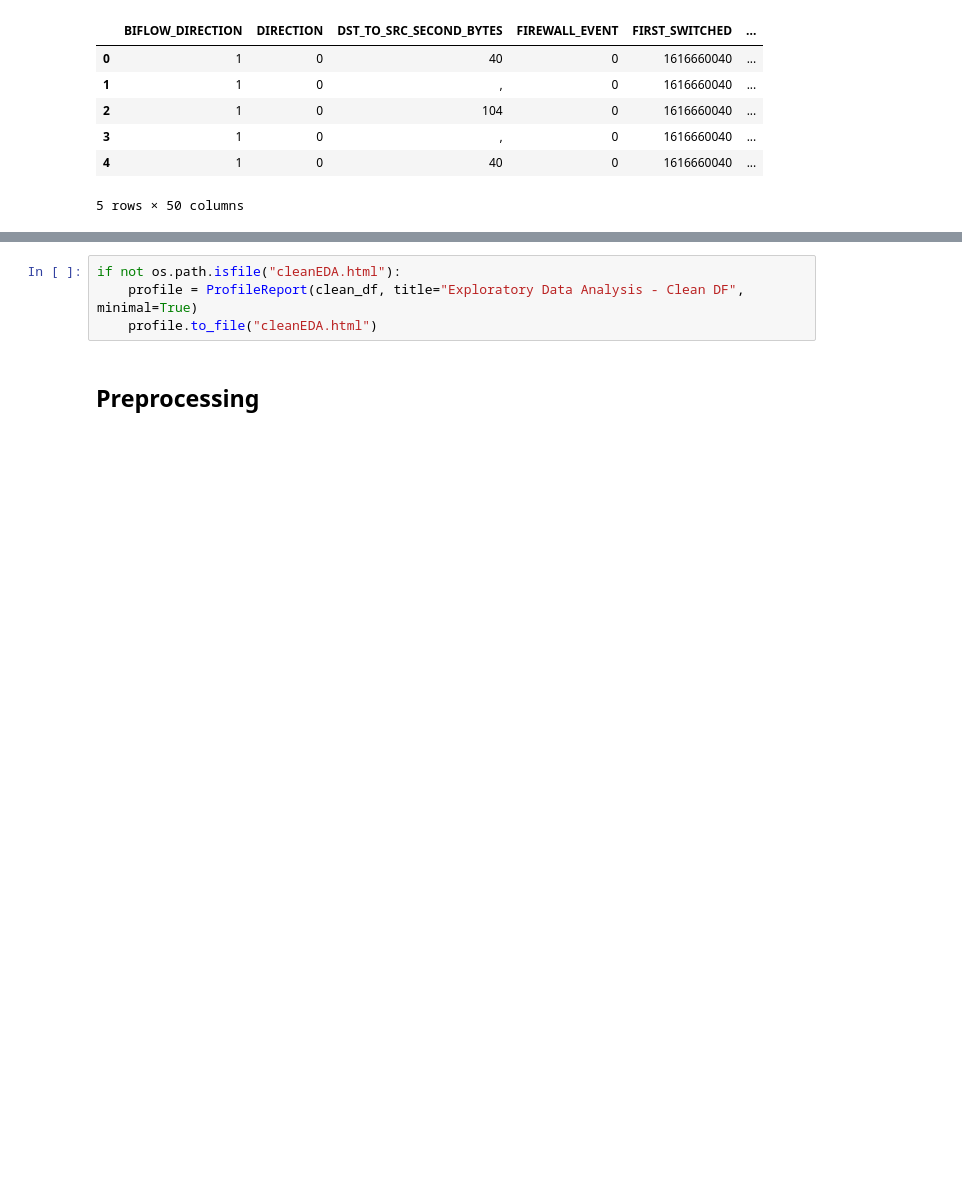
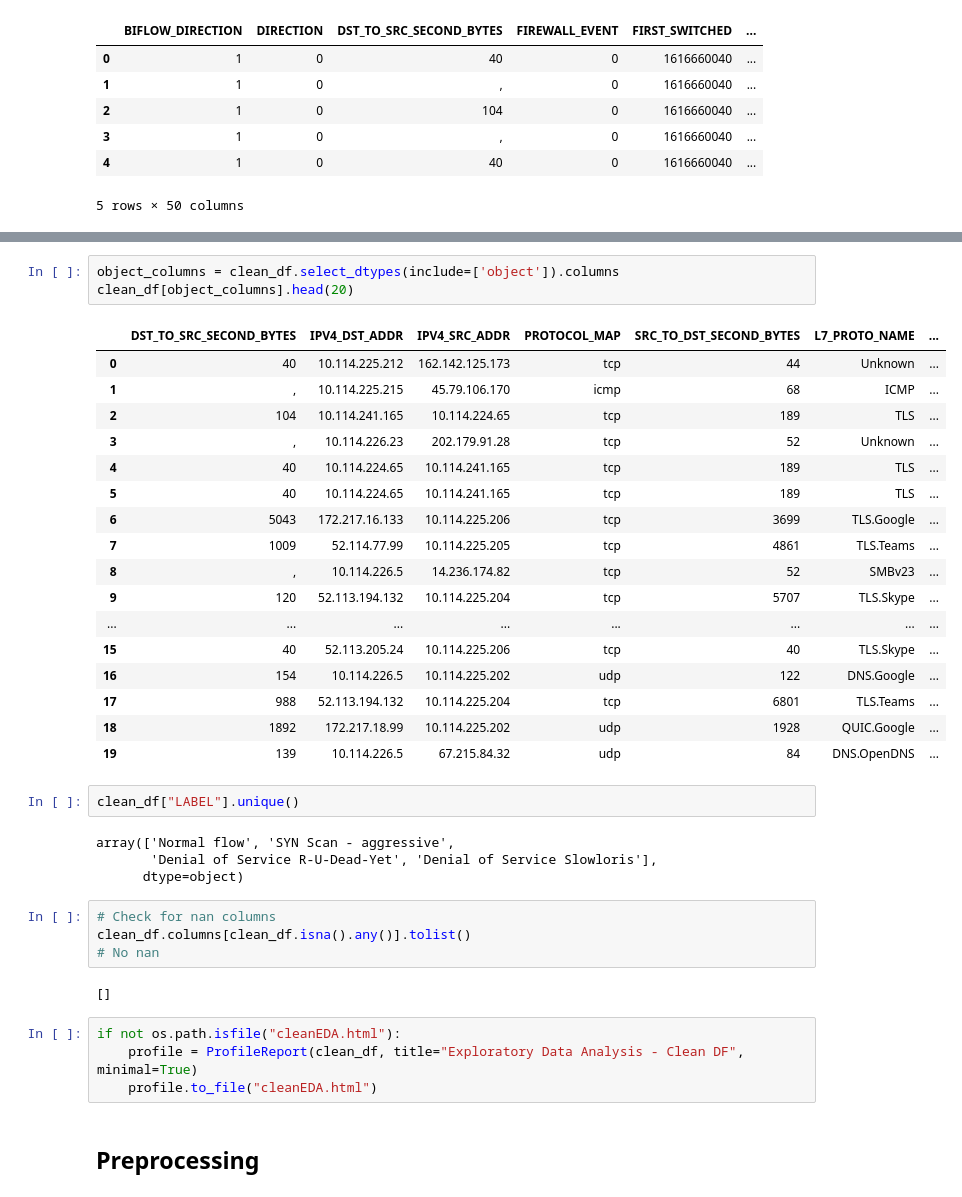
Before and after one commit to DouglasDL28/attack-detection, a Jupyter notebook: attack_detection.ipynb, the cells around one changed output, grey strips where cells are left out. Saved outputs shown, nothing was run; the diff lists cells and outputs as text; blank space fills up the shorter version.

```diff
--- a/attack_detection.ipynb
+++ b/attack_detection.ipynb
@@ -91,3 +95,36 @@ NameError: name 'clea_df' is not defined
+# %%
+object_columns = clean_df.select_dtypes(include=['object']).columns
+clean_df[object_columns].head(20)
+# %% [output]
+|  | DST_TO_SRC_SECOND_BYTES | IPV4_DST_ADDR | IPV4_SRC_ADDR | PROTOCOL_MAP | SRC_TO_DST_SECOND_BYTES | L7_PROTO_NAME | ... |
+| 0 | 40 | 10.114.225.212 | 162.142.125.173 | tcp | 44 | Unknown | ... |
+| 1 | , | 10.114.225.215 | 45.79.106.170 | icmp | 68 | ICMP | ... |
+| 2 | 104 | 10.114.241.165 | 10.114.224.65 | tcp | 189 | TLS | ... |
+| 3 | , | 10.114.226.23 | 202.179.91.28 | tcp | 52 | Unknown | ... |
+| 4 | 40 | 10.114.224.65 | 10.114.241.165 | tcp | 189 | TLS | ... |
+| 5 | 40 | 10.114.224.65 | 10.114.241.165 | tcp | 189 | TLS | ... |
+| 6 | 5043 | 172.217.16.133 | 10.114.225.206 | tcp | 3699 | TLS.Google | ... |
+| 7 | 1009 | 52.114.77.99 | 10.114.225.205 | tcp | 4861 | TLS.Teams | ... |
+| 8 | , | 10.114.226.5 | 14.236.174.82 | tcp | 52 | SMBv23 | ... |
+| 9 | 120 | 52.113.194.132 | 10.114.225.204 | tcp | 5707 | TLS.Skype | ... |
+| ... | ... | ... | ... | ... | ... | ... | ... |
+| 15 | 40 | 52.113.205.24 | 10.114.225.206 | tcp | 40 | TLS.Skype | ... |
+| 16 | 154 | 10.114.226.5 | 10.114.225.202 | udp | 122 | DNS.Google | ... |
+| 17 | 988 | 52.113.194.132 | 10.114.225.204 | tcp | 6801 | TLS.Teams | ... |
+| 18 | 1892 | 172.217.18.99 | 10.114.225.202 | udp | 1928 | QUIC.Google | ... |
+| 19 | 139 | 10.114.226.5 | 67.215.84.32 | udp | 84 | DNS.OpenDNS | ... |
+# %%
+clean_df["LABEL"].unique()
+# %% [output]
+array(['Normal flow', 'SYN Scan - aggressive',
+       'Denial of Service R-U-Dead-Yet', 'Denial of Service Slowloris'],
+      dtype=object)
+# %%
+# Check for nan columns
+clean_df.columns[clean_df.isna().any()].tolist()
+# No nan
+# %% [output]
+[]
 # %%
 if not os.path.isfile("cleanEDA.html"):
     profile = ProfileReport(clean_df, title="Exploratory Data Analysis - Clean DF", minimal=True)
```
Also changed, not shown: parts of 53 cells of this notebook, 1 other file.
